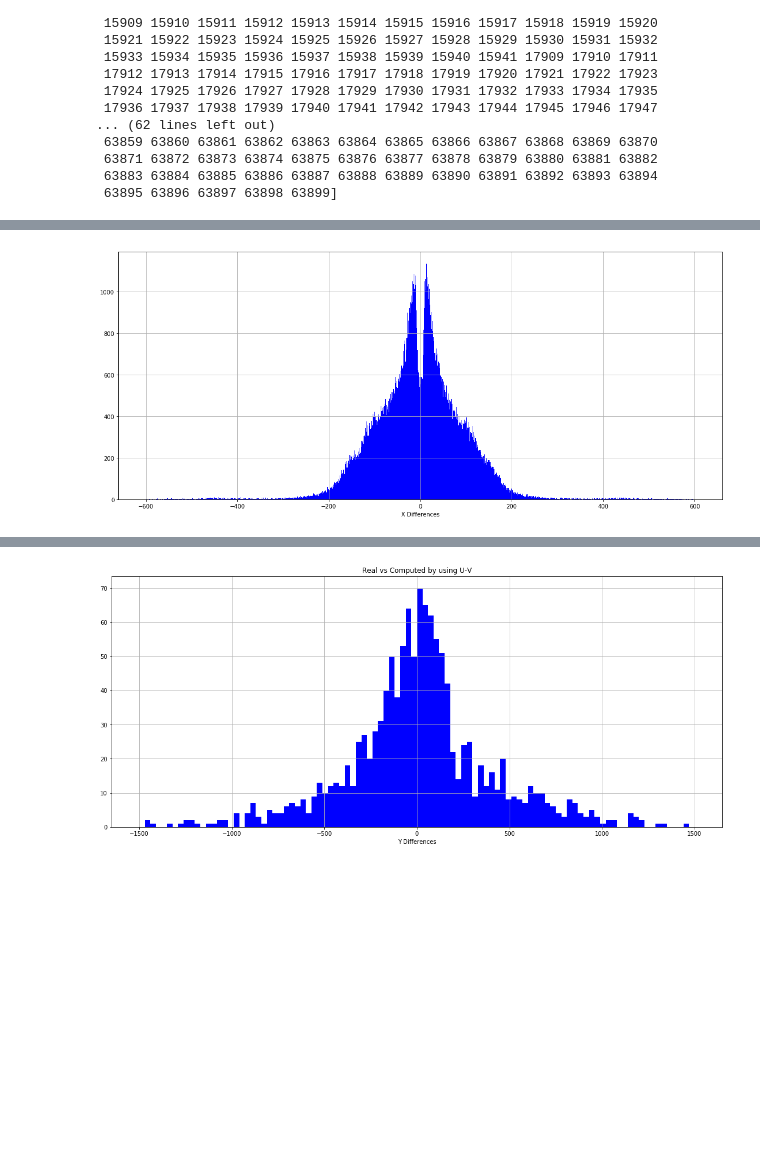
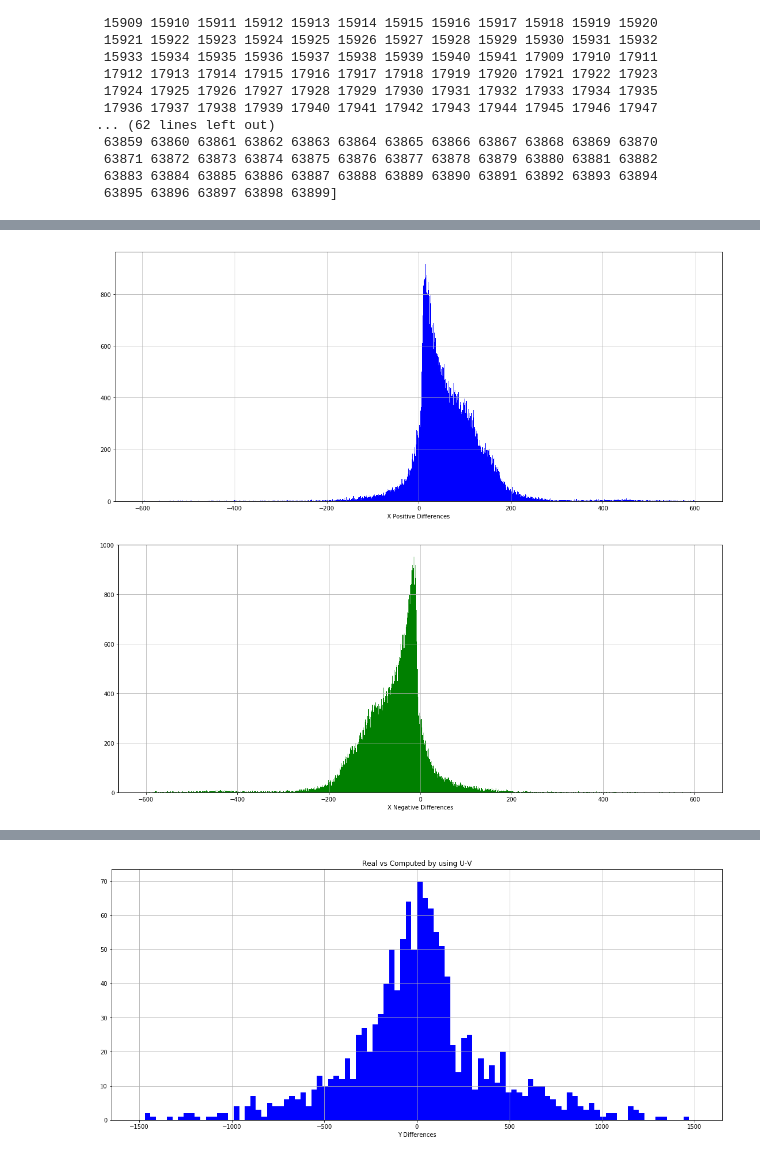
Before and after one commit to gabrielcammany/LHCb-CERN, a Jupyter notebook: notebooks/reconstruction/Reconstruction_Study.ipynb, the cells around one changed output, grey strips where cells are left out. Saved outputs shown, nothing was run; the diff lists cells and outputs as text; code cells hidden in the pictures; blank space fills up the shorter version.

```diff
--- a/notebooks/reconstruction/Reconstruction_Study.ipynb
+++ b/notebooks/reconstruction/Reconstruction_Study.ipynb
@@ -76,28 +83,40 @@ Stored 'min_x' (float)
 Stored 'events' (ndarray)
 # %%
-length = mc_hits.shape[0]
-fig = plt.figure(figsize=(19, 8))
-ax = fig.add_subplot(111)
-X_plot = []
+
+X_plot_positive = []
+X_plot_negative = []
 
 for hit in mc_hits:
 
     if (len(hit[5]) > 1):
         X_final = np.zeros(12)
         actual = -1
         for i in range(0, len(hit[5])):
             if (actual != hit[8][i]):
                 X_final[actual + 1] = hit[5][i]
                 actual = hit[8][i]
 
         if (X_final[3] == 0):
             continue
-        X_plot.append(X_final[0] - X_final[3])
+        if X_final[0] > 0:
+            X_plot_positive.append(X_final[3] - X_final[0])
+        else:
+            X_plot_negative.append(X_final[3] - X_final[0])
 
-n, bins, patches = plt.hist(X_plot, 1000, facecolor='blue', range=(-600,600))
-ax.set_xlabel('X Differences')
+fig = plt.figure(figsize=(19, 8))
+ax = fig.add_subplot(111)
+n, bins, patches = plt.hist(X_plot_positive, 1000, facecolor='blue', range=(-600,600))
+ax.set_xlabel('X Positive Differences')
 ax.grid()
 plt.show()
+
+fig = plt.figure(figsize=(19, 8))
+ax = fig.add_subplot(111)
+n, bins, patches = plt.hist(X_plot_negative, 1000, facecolor='green', range=(-600,600))
+ax.set_xlabel('X Negative Differences')
+ax.grid()
+plt.show()
 # %% [output]
-[figure, old version]
+[figure, new version]
+[figure, added]
 # %%
```
Also changed, not shown: parts of 9 cells of this notebook, 9 other files.
